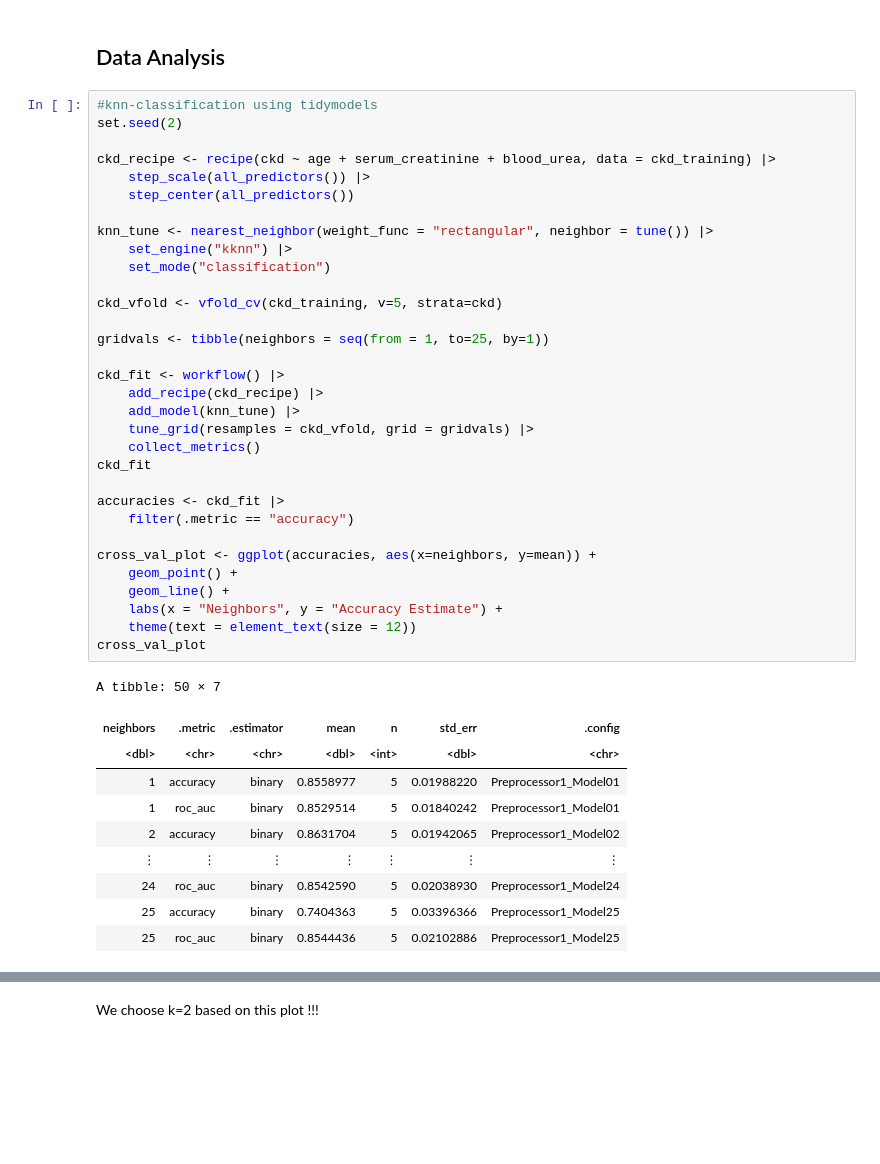
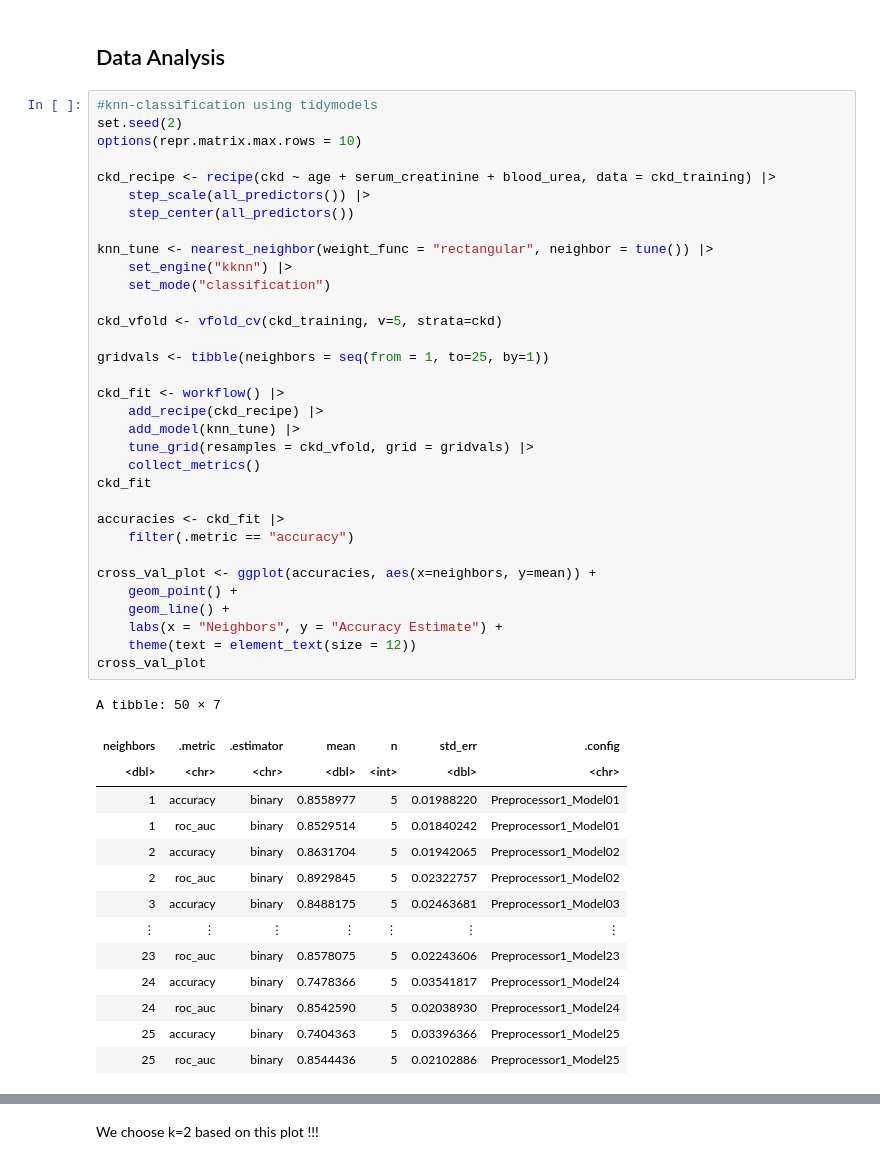
Before and after one commit to schan26/dsci-100-grp18, a Jupyter notebook: Report.ipynb, the cells around one changed output, grey strips where cells are left out. Cells and saved outputs as stored; diff of their text form; blank space fills up the shorter version.

```diff
--- a/Report.ipynb
+++ b/Report.ipynb
@@ -175,6 +175,7 @@ plot3
 # %%
 #knn-classification using tidymodels
 set.seed(2)
+options(repr.matrix.max.rows = 10)
 
 ckd_recipe <- recipe(ckd ~ age + serum_creatinine + blood_urea, data = ckd_training) |>
     step_scale(all_predictors()) |>
@@ -184,34 +185,38 @@ knn_tune <- nearest_neighbor(weight_func = "rectangular", neighbor = tune()) |>
     set_engine("kknn") |>
     set_mode("classification")
 
 ckd_vfold <- vfold_cv(ckd_training, v=5, strata=ckd)
 
 gridvals <- tibble(neighbors = seq(from = 1, to=25, by=1))
 
 ckd_fit <- workflow() |>
     add_recipe(ckd_recipe) |>
     add_model(knn_tune) |>
     tune_grid(resamples = ckd_vfold, grid = gridvals) |>
     collect_metrics()
 ckd_fit
 
 accuracies <- ckd_fit |>
     filter(.metric == "accuracy")
 
 cross_val_plot <- ggplot(accuracies, aes(x=neighbors, y=mean)) +
     geom_point() +
     geom_line() +
     labs(x = "Neighbors", y = "Accuracy Estimate") +
     theme(text = element_text(size = 12))
 cross_val_plot
 # %% [output]
 A tibble: 50 × 7
 | neighbors | .metric | .estimator | mean | n | std_err | .config |
 | <dbl> | <chr> | <chr> | <dbl> | <int> | <dbl> | <chr> |
 | 1 | accuracy | binary | 0.8558977 | 5 | 0.01988220 | Preprocessor1_Model01 |
 | 1 | roc_auc | binary | 0.8529514 | 5 | 0.01840242 | Preprocessor1_Model01 |
 | 2 | accuracy | binary | 0.8631704 | 5 | 0.01942065 | Preprocessor1_Model02 |
+| 2 | roc_auc | binary | 0.8929845 | 5 | 0.02322757 | Preprocessor1_Model02 |
+| 3 | accuracy | binary | 0.8488175 | 5 | 0.02463681 | Preprocessor1_Model03 |
 | ⋮ | ⋮ | ⋮ | ⋮ | ⋮ | ⋮ | ⋮ |
+| 23 | roc_auc | binary | 0.8578075 | 5 | 0.02243606 | Preprocessor1_Model23 |
+| 24 | accuracy | binary | 0.7478366 | 5 | 0.03541817 | Preprocessor1_Model24 |
 | 24 | roc_auc | binary | 0.8542590 | 5 | 0.02038930 | Preprocessor1_Model24 |
 | 25 | accuracy | binary | 0.7404363 | 5 | 0.03396366 | Preprocessor1_Model25 |
 | 25 | roc_auc | binary | 0.8544436 | 5 | 0.02102886 | Preprocessor1_Model25 |
```
